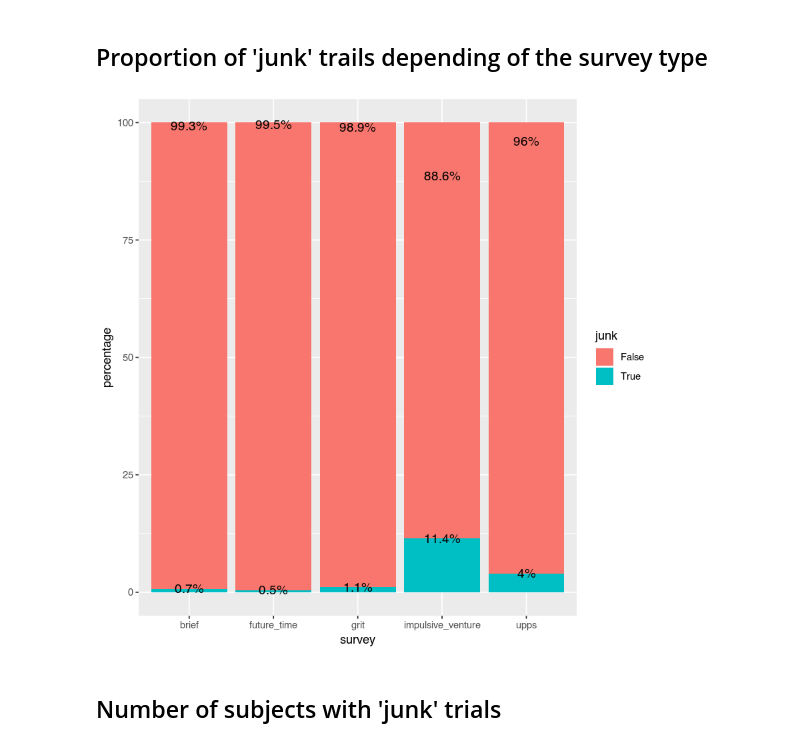
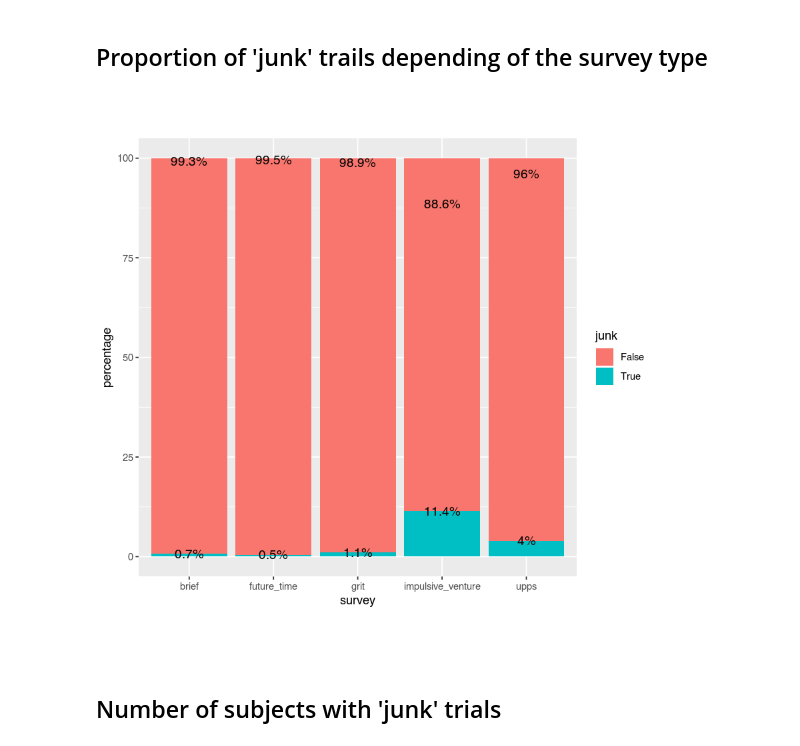
Before and after one commit to kfinc/self-regulation-ontology-survey_fmri, a Jupyter notebook: junk_trials_check.ipynb, the cells around one changed output. Saved outputs shown, nothing was run; the diff lists cells and outputs as text; code cells hidden in the pictures.

```diff
--- a/junk_trials_check.ipynb
+++ b/junk_trials_check.ipynb
@@ -78,18 +78,19 @@ Proportion of 'junk' trails depending of the survey type
 # %%
 df <- survey %>%
     mutate(text_char = nchar(item_text)) %>%
     group_by(survey) %>%
     mutate(total_count = n()) %>%
     group_by(survey, junk, total_count) %>%
     tally() %>%
     mutate(percentage = (n/total_count)*100)
 
 df %>%
     ggplot()+
     geom_bar(aes(x = survey, y = percentage, fill = junk),  stat = "identity") +
-    geom_text(aes(x = survey, y = percentage,label = paste0(round(percentage, digits = 1),"%")), size=4)
+    geom_text(aes(x = survey, y = percentage,label = paste0(round(percentage, digits = 1),"%")), size=4) +
+    theme(aspect.ratio = 1)
 # %% [output]
-[figure, old version]
+[figure, new version]
 # %% [markdown]
 Number of subjects with 'junk' trials
 -----------------------------------------------------------------
```
Also changed, not shown: parts of 1 cell of this notebook.
